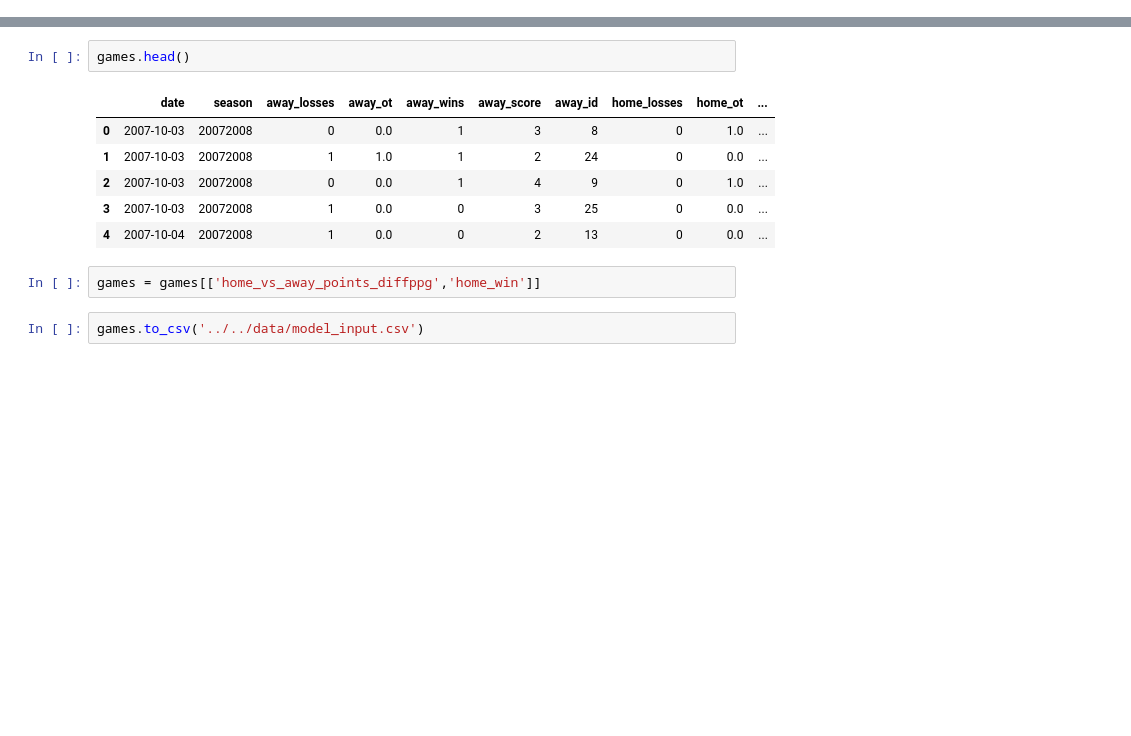
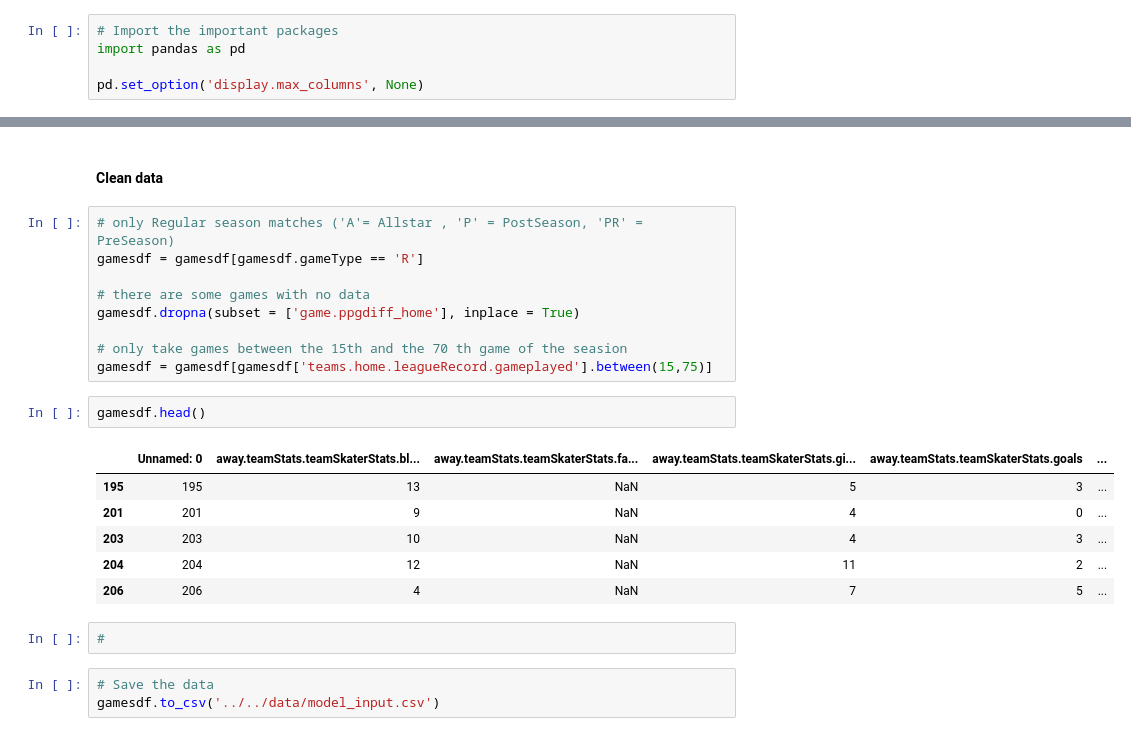
Before and after one commit to FrischWaugh/NHL_Prediction, a Jupyter notebook: notebooks/02_data_manip.ipynb, the cells around one changed output, grey strips where cells are left out. Cells and saved outputs as stored; diff of their text form; blank space fills up the shorter version.

```diff
--- a/notebooks/02_data_manip.ipynb
+++ b/notebooks/02_data_manip.ipynb
@@ -3 +1,6 @@ import pandas as pd
+# %%
+# Import the important packages
+import pandas as pd
+
+pd.set_option('display.max_columns', None)
 # %%
@@ -71,13 +93,25 @@ See the caveats in the documentation: http://pandas.pydata.org/pandas-docs/stabl
+# %% [markdown]
+#### Clean data
+# %%
+# only Regular season matches ('A'= Allstar , 'P' = PostSeason, 'PR' = PreSeason)
+gamesdf = gamesdf[gamesdf.gameType == 'R']
+
+# there are some games with no data
+gamesdf.dropna(subset = ['game.ppgdiff_home'], inplace = True)
+
+# only take games between the 15th and the 70 th game of the seasion
+gamesdf = gamesdf[gamesdf['teams.home.leagueRecord.gameplayed'].between(15,75)]
 # %%
-games.head()
+gamesdf.head()
 # %% [output]
-|  | date | season | away_losses | away_ot | away_wins | away_score | away_id | home_losses | home_ot | ... |
-| 0 | 2007-10-03 | 20072008 | 0 | 0.0 | 1 | 3 | 8 | 0 | 1.0 | ... |
-| 1 | 2007-10-03 | 20072008 | 1 | 1.0 | 1 | 2 | 24 | 0 | 0.0 | ... |
-| 2 | 2007-10-03 | 20072008 | 0 | 0.0 | 1 | 4 | 9 | 0 | 1.0 | ... |
-| 3 | 2007-10-03 | 20072008 | 1 | 0.0 | 0 | 3 | 25 | 0 | 0.0 | ... |
-| 4 | 2007-10-04 | 20072008 | 1 | 0.0 | 0 | 2 | 13 | 0 | 0.0 | ... |
+|  | Unnamed: 0 | away.teamStats.teamSkaterStats.bl... | away.teamStats.teamSkaterStats.fa... | away.teamStats.teamSkaterStats.gi... | away.teamStats.teamSkaterStats.goals | ... |
+| 195 | 195 | 13 | NaN | 5 | 3 | ... |
+| 201 | 201 | 9 | NaN | 4 | 0 | ... |
+| 203 | 203 | 10 | NaN | 4 | 3 | ... |
+| 204 | 204 | 12 | NaN | 11 | 2 | ... |
+| 206 | 206 | 4 | NaN | 7 | 5 | ... |
-# %%
-games = games[['home_vs_away_points_diffppg','home_win']]
+# %%
+#
 # %%
-games.to_csv('../../data/model_input.csv')
+# Save the data
+gamesdf.to_csv('../../data/model_input.csv')
```
Also changed, not shown: parts of 9 cells of this notebook, 3 other files.
